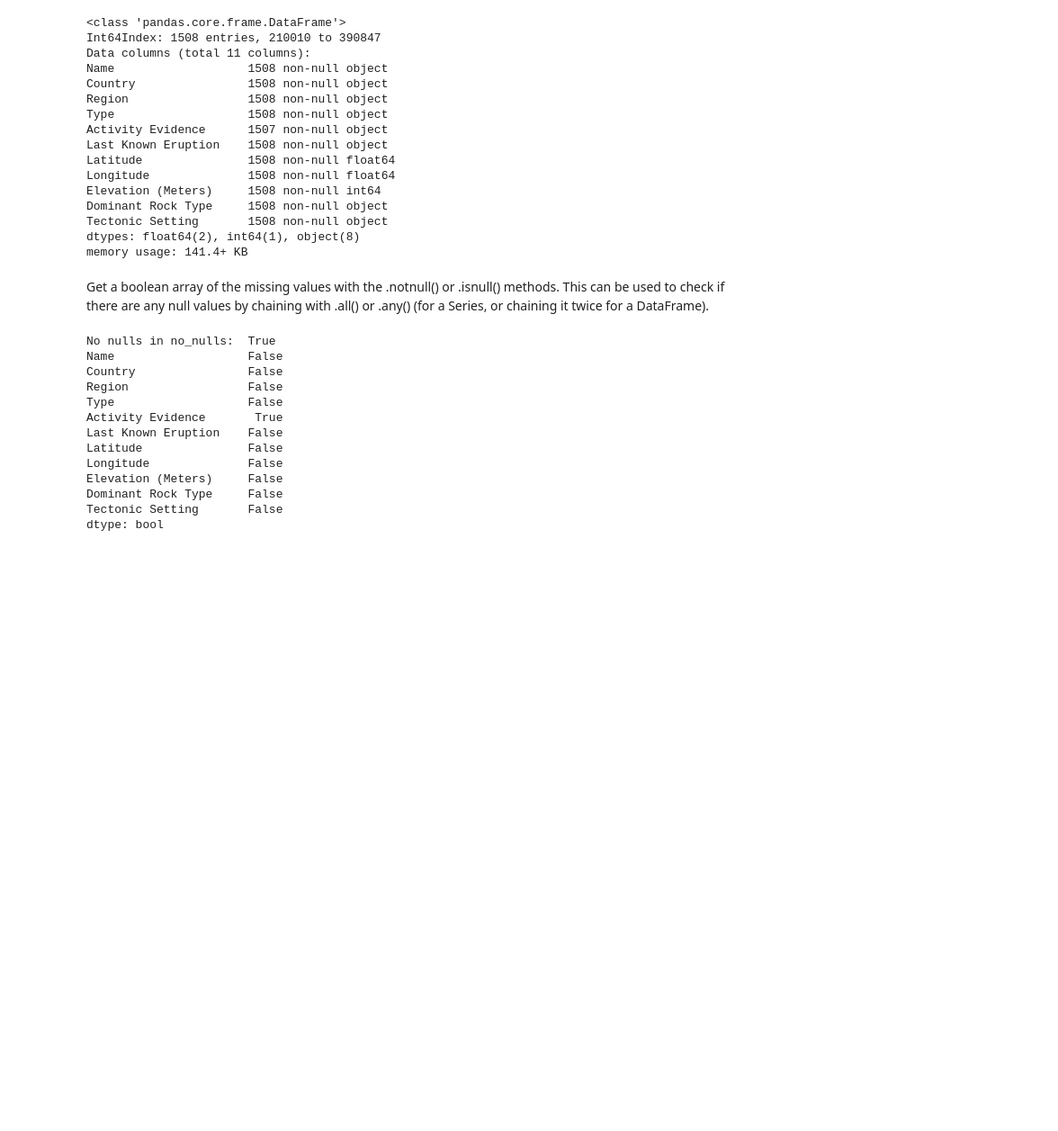
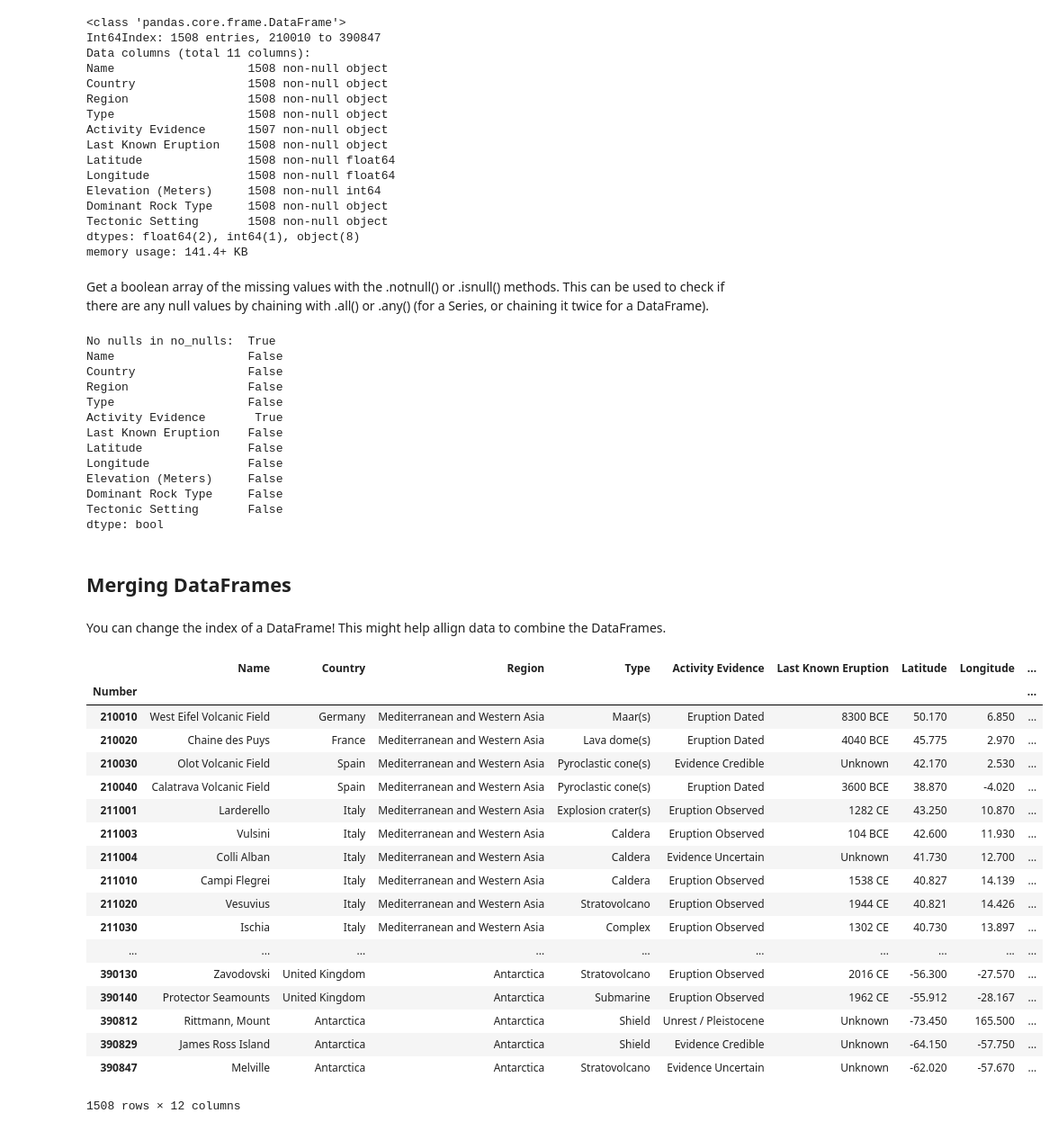
Before and after one commit to aschet01/cookbook, a Jupyter notebook: pandas.ipynb, the cells around one changed output. Shown: that part at 90% size. Cells and saved outputs as stored; diff of their text form; code cells hidden in the pictures; blank space fills up the shorter version.

```diff
--- a/pandas.ipynb
+++ b/pandas.ipynb
@@ -874,3 +918,29 @@ Elevation (Meters)     False
 Dominant Rock Type     False
 Tectonic Setting       False
 dtype: bool
+# %% [markdown]
+## Merging DataFrames
+# %% [markdown]
+You can change the index of a DataFrame! This might help allign data to combine the DataFrames.
+# %%
+df
+# %% [output]
+|  | Name | Country | Region | Type | Activity Evidence | Last Known Eruption | Latitude | Longitude | ... |
+| Number |  |  |  |  |  |  |  |  | ... |
+| 210010 | West Eifel Volcanic Field | Germany | Mediterranean and Western Asia | Maar(s) | Eruption Dated | 8300 BCE | 50.170 | 6.850 | ... |
+| 210020 | Chaine des Puys | France | Mediterranean and Western Asia | Lava dome(s) | Eruption Dated | 4040 BCE | 45.775 | 2.970 | ... |
+| 210030 | Olot Volcanic Field | Spain | Mediterranean and Western Asia | Pyroclastic cone(s) | Evidence Credible | Unknown | 42.170 | 2.530 | ... |
+| 210040 | Calatrava Volcanic Field | Spain | Mediterranean and Western Asia | Pyroclastic cone(s) | Eruption Dated | 3600 BCE | 38.870 | -4.020 | ... |
+| 211001 | Larderello | Italy | Mediterranean and Western Asia | Explosion crater(s) | Eruption Observed | 1282 CE | 43.250 | 10.870 | ... |
+| 211003 | Vulsini | Italy | Mediterranean and Western Asia | Caldera | Eruption Observed | 104 BCE | 42.600 | 11.930 | ... |
+| 211004 | Colli Alban | Italy | Mediterranean and Western Asia | Caldera | Evidence Uncertain | Unknown | 41.730 | 12.700 | ... |
+| 211010 | Campi Flegrei | Italy | Mediterranean and Western Asia | Caldera | Eruption Observed | 1538 CE | 40.827 | 14.139 | ... |
+| 211020 | Vesuvius | Italy | Mediterranean and Western Asia | Stratovolcano | Eruption Observed | 1944 CE | 40.821 | 14.426 | ... |
+| 211030 | Ischia | Italy | Mediterranean and Western Asia | Complex | Eruption Observed | 1302 CE | 40.730 | 13.897 | ... |
+| ... | ... | ... | ... | ... | ... | ... | ... | ... | ... |
+| 390130 | Zavodovski | United Kingdom | Antarctica | Stratovolcano | Eruption Observed | 2016 CE | -56.300 | -27.570 | ... |
+| 390140 | Protector Seamounts | United Kingdom | Antarctica | Submarine | Eruption Observed | 1962 CE | -55.912 | -28.167 | ... |
+| 390812 | Rittmann, Mount | Antarctica | Antarctica | Shield | Unrest / Pleistocene | Unknown | -73.450 | 165.500 | ... |
+| 390829 | James Ross Island | Antarctica | Antarctica | Shield | Evidence Credible | Unknown | -64.150 | -57.750 | ... |
+| 390847 | Melville | Antarctica | Antarctica | Stratovolcano | Evidence Uncertain | Unknown | -62.020 | -57.670 | ... |
+1508 rows × 12 columns
```
Also changed, not shown: parts of 11 cells of this notebook.
